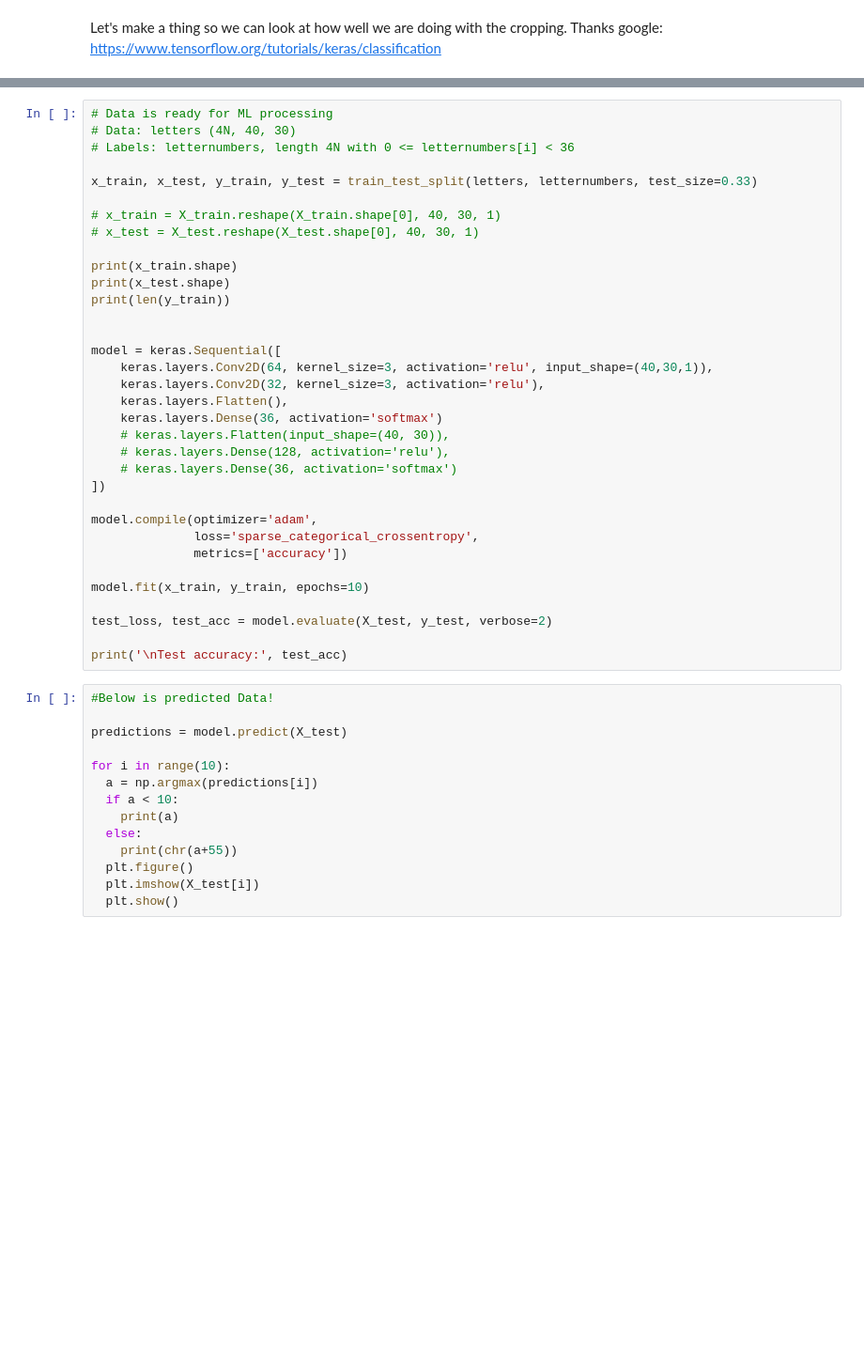
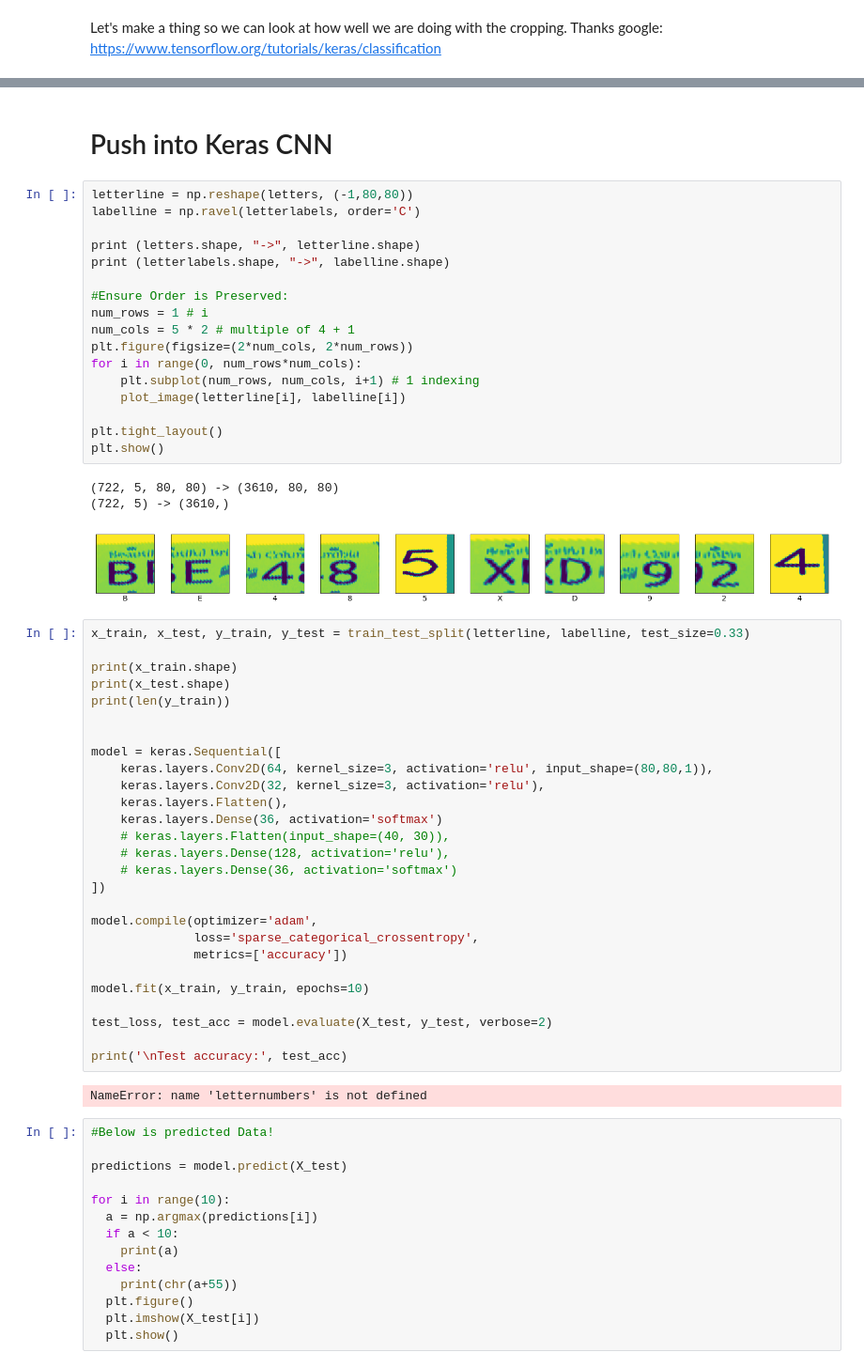
Before and after one commit to TyKeeling/ENPH353-competition, a Jupyter notebook: enph353/enph353_gazebo/data_gen/Plate_Reader_From_Image.ipynb, the cells around one changed output, grey strips where cells are left out. Shown at 94% size. Drawn from its saved outputs; the diff is of its cells as text; blank space fills up the shorter version.

```diff
--- a/enph353/enph353_gazebo/data_gen/Plate_Reader_From_Image.ipynb
+++ b/enph353/enph353_gazebo/data_gen/Plate_Reader_From_Image.ipynb
@@ -241,12 +241,28 @@ TypeError: integer argument expected, got float
+# %% [markdown]
+# Push into Keras CNN
+# %%
+letterline = np.reshape(letters, (-1,80,80))
+labelline = np.ravel(letterlabels, order='C')
+
+print (letters.shape, "->", letterline.shape)
+print (letterlabels.shape, "->", labelline.shape)
+
+#Ensure Order is Preserved:
+num_rows = 1 # i
+num_cols = 5 * 2 # multiple of 4 + 1
+plt.figure(figsize=(2*num_cols, 2*num_rows))
+for i in range(0, num_rows*num_cols):
+    plt.subplot(num_rows, num_cols, i+1) # 1 indexing
+    plot_image(letterline[i], labelline[i])
+
+plt.tight_layout()
+plt.show()
+# %% [output]
+(722, 5, 80, 80) -> (3610, 80, 80)
+(722, 5) -> (3610,)
+[figure, added]
 # %%
-# Data is ready for ML processing
-# Data: letters (4N, 40, 30)
-# Labels: letternumbers, length 4N with 0 <= letternumbers[i] < 36
-
-x_train, x_test, y_train, y_test = train_test_split(letters, letternumbers, test_size=0.33)
-
-# x_train = X_train.reshape(X_train.shape[0], 40, 30, 1)
-# x_test = X_test.reshape(X_test.shape[0], 40, 30, 1)
+x_train, x_test, y_train, y_test = train_test_split(letterline, labelline, test_size=0.33)
 
 print(x_train.shape)
 print(x_test.shape)
@@ -254,7 +270,7 @@ print(len(y_train))
 
 
 model = keras.Sequential([
-    keras.layers.Conv2D(64, kernel_size=3, activation='relu', input_shape=(40,30,1)),
+    keras.layers.Conv2D(64, kernel_size=3, activation='relu', input_shape=(80,80,1)),
     keras.layers.Conv2D(32, kernel_size=3, activation='relu'),
     keras.layers.Flatten(),
     keras.layers.Dense(36, activation='softmax')
@@ -272,6 +288,8 @@ model.fit(x_train, y_train, epochs=10)
 test_loss, test_acc = model.evaluate(X_test, y_test, verbose=2)
 
 print('\nTest accuracy:', test_acc)
+# %% [output]
+NameError: name 'letternumbers' is not defined
 # %%
 #Below is predicted Data!
 
```
Also changed, not shown: parts of 8 cells of this notebook.
